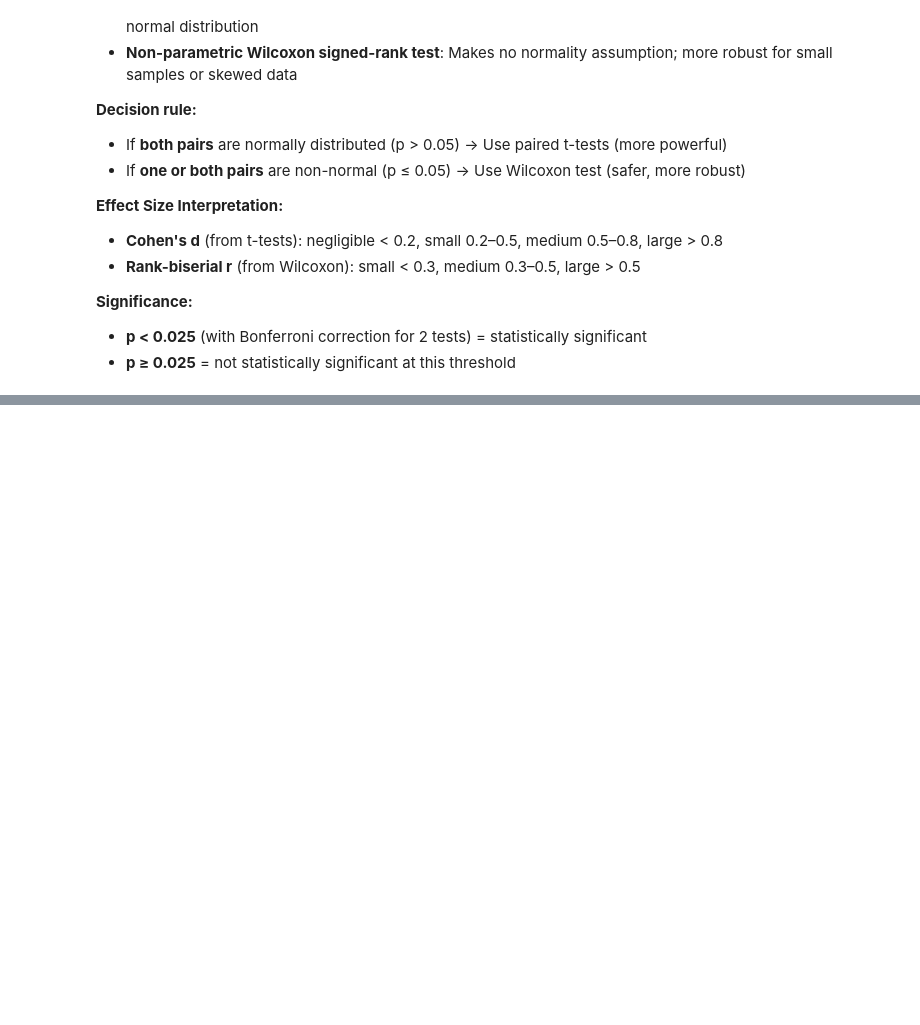
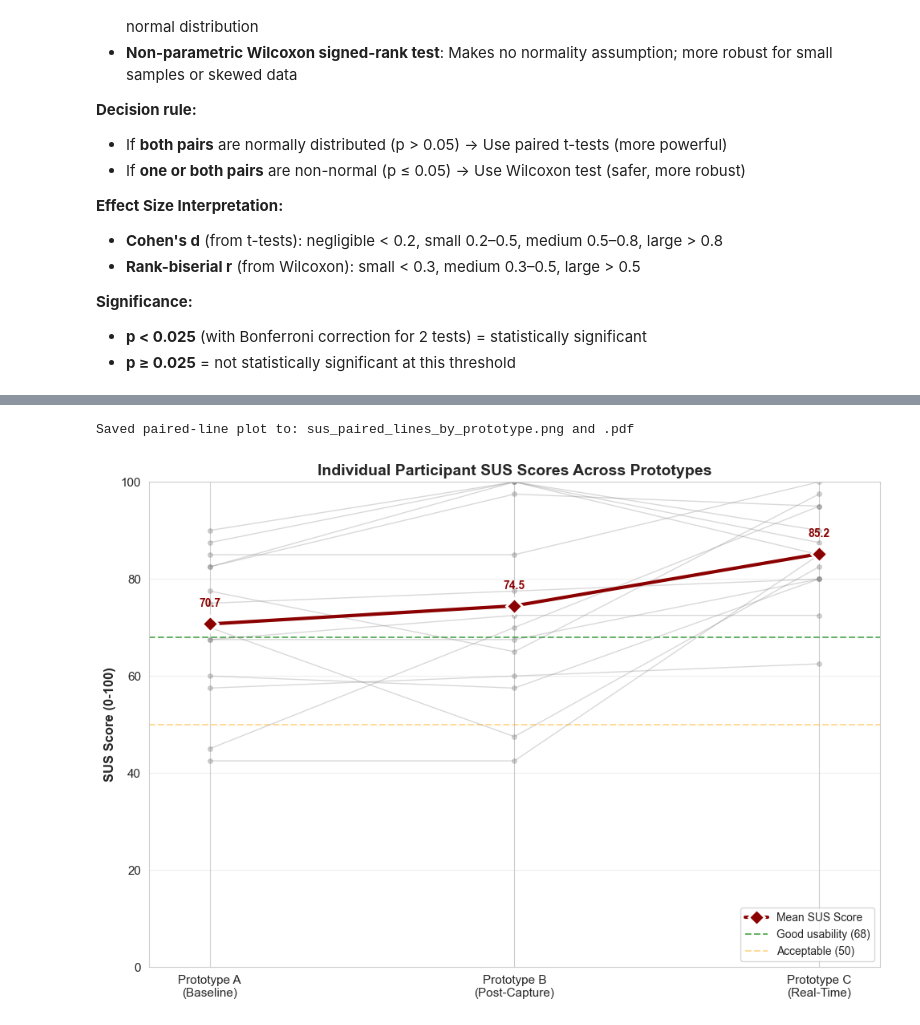
Before and after one commit to MeganSpielberg/fossil-ai-feedback, a Jupyter notebook: results_analysis/final_test/Usability_analysis.ipynb, the cells around one changed output, grey strips where cells are left out. Saved outputs shown, nothing was run; the diff lists cells and outputs as text; code cells hidden in the pictures; blank space fills up the shorter version.

```diff
--- a/results_analysis/final_test/Usability_analysis.ipynb
+++ b/results_analysis/final_test/Usability_analysis.ipynb
@@ -608,0 +718,76 @@ A vs C: p = 0.0021, diff = -14.46 → SIGNIFICANT & lower
+# %%
+# Figure 2: Paired-line plots of individual participant SUS scores
+import matplotlib.pyplot as plt
+import numpy as np
+
+fig, ax = plt.subplots(1, 1, figsize=(10, 7))
+
+# Prepare data - one line per participant connecting their three scores
+n_participants = len(df_complete)
+x_positions = [1, 2, 3]  # A, B, C
+labels = ['Prototype A\n(Baseline)', 'Prototype B\n(Post-Capture)', 'Prototype C\n(Real-Time)']
+
+# Plot individual participant lines
+for idx, row in df_complete.iterrows():
+    scores = [row['sus_score_A'], row['sus_score_B'], row['sus_score_C']]
+    ax.plot(x_positions, scores, 'o-', color='gray', alpha=0.3, linewidth=1, markersize=4)
+
+# Overlay mean line with emphasis
+mean_scores = [
+    df_complete['sus_score_A'].mean(),
+    df_complete['sus_score_B'].mean(),
+    df_complete['sus_score_C'].mean()
+]
+ax.plot(x_positions, mean_scores, 'D-', color='darkred', linewidth=3, markersize=10,
+        label='Mean SUS Score', zorder=10, markeredgecolor='white', markeredgewidth=2)
+
+# Add SUS threshold lines
+ax.axhline(y=68, color='green', linestyle='--', linewidth=1.5, alpha=0.6,
+          label='Good usability (68)', zorder=1)
+ax.axhline(y=50, color='orange', linestyle='--', linewidth=1.5, alpha=0.4,
+          label='Acceptable (50)', zorder=1)
+
+# Formatting
+ax.set_xticks(x_positions)
+ax.set_xticklabels(labels, fontsize=11)
+ax.set_ylabel('SUS Score (0-100)', fontsize=12, fontweight='bold')
+ax.set_title('Individual Participant SUS Scores Across Prototypes', fontsize=14, fontweight='bold')
+ax.set_ylim([0, 100])
+ax.set_xlim([0.8, 3.2])
+ax.grid(axis='y', alpha=0.3)
+ax.legend(loc='lower right', fontsize=10)
+
+# Add mean value labels
+for i, (x, y) in enumerate(zip(x_positions, mean_scores)):
+    ax.text(x, y + 3, f'{y:.1f}', ha='center', va='bottom',
+           fontsize=10, fontweight='bold', color='darkred')
+
+plt.tight_layout()
+
+# Save figure
+plt.savefig('sus_paired_lines_by_prototype.png', dpi=300, bbox_inches='tight')
+plt.savefig('sus_paired_lines_by_prototype.pdf', bbox_inches='tight')
+print("Saved paired-line plot to: sus_paired_lines_by_prototype.png and .pdf")
+
+plt.show()
+
+# Generate LaTeX figure code
+latex_figure_lines = r"""\begin{figure}[htbp]
+\centering
+\includegraphics[width=0.8\textwidth]{sus_paired_lines_by_prototype.pdf}
+\caption{Individual participant SUS score trajectories across prototypes. Each gray line represents one participant's scores for all three prototypes, showing within-subject changes in perceived usability. The bold red line indicates the mean SUS score across all participants. Dashed lines represent usability benchmarks (68 = good, 50 = acceptable). This visualization reveals individual variation and overall trends in usability perception.}
+\label{fig:sus_paired_lines}
+\end{figure}"""
+
+print("\n" + "="*80)
+print("LaTeX Figure Code (Paired-Line Plot):")
+print(latex_figure_lines)
+print("="*80 + "\n")
+
+# Save LaTeX code to file
+with open("latex_sus_paired_lines.tex", "w") as f:
+    f.write(latex_figure_lines)
+print("Saved LaTeX figure code to: latex_sus_paired_lines.tex")
+# %% [output]
+Saved paired-line plot to: sus_paired_lines_by_prototype.png and .pdf
+[figure, added]
```
Also changed, not shown: parts of 4 cells of this notebook, 18 other files.
